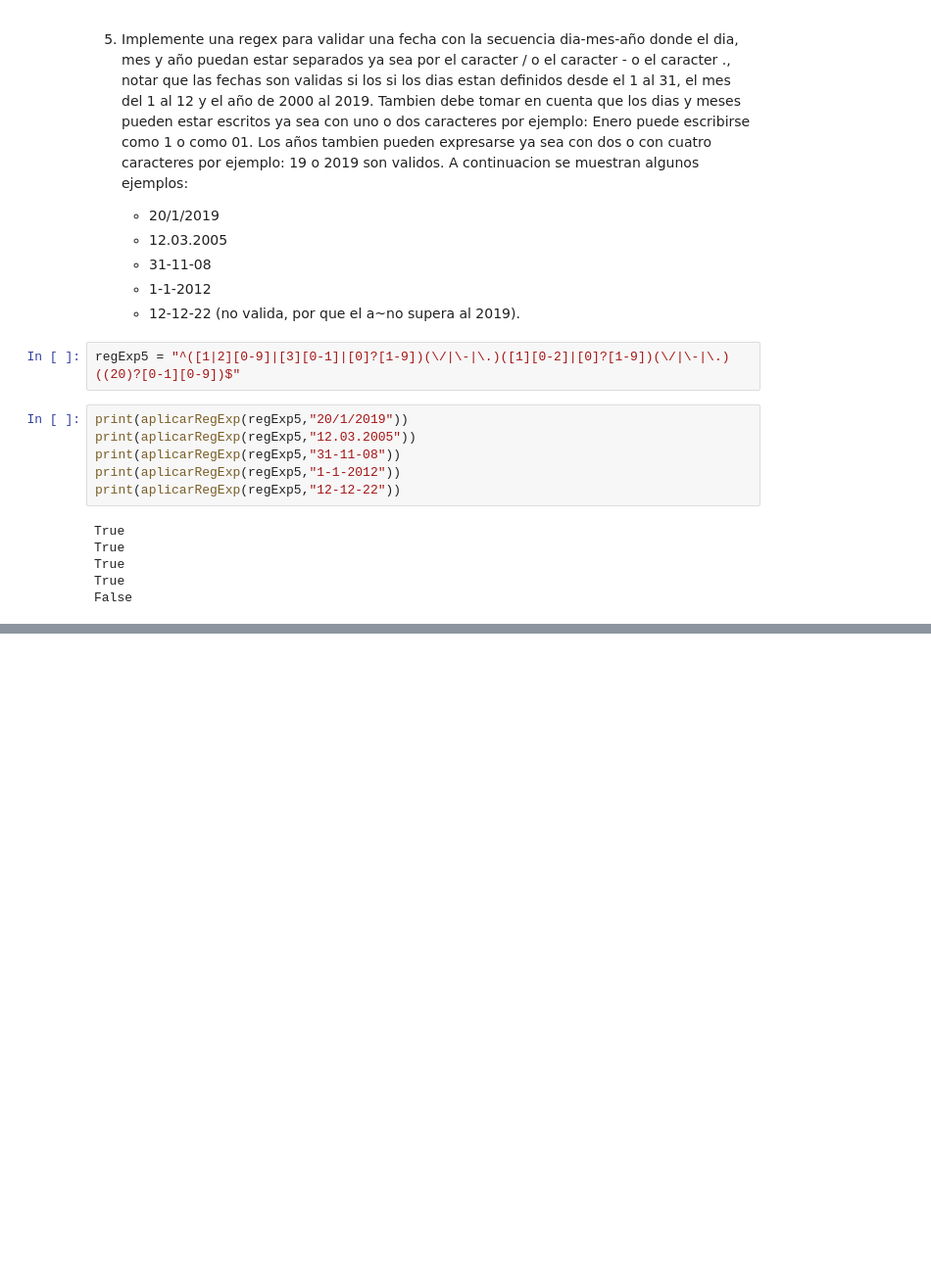
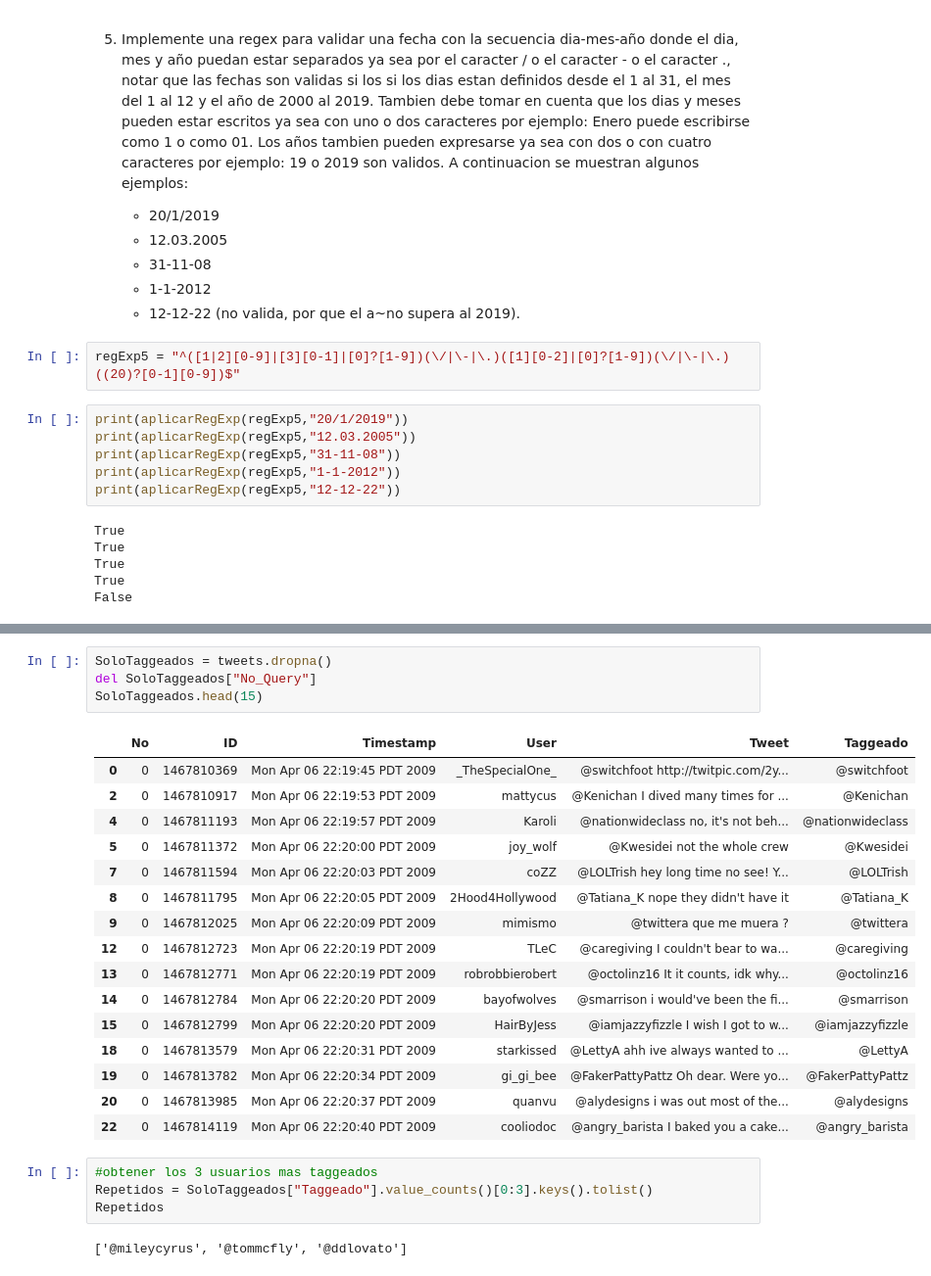
Before and after one commit to rub3ng0nzalez/MSDegree, a Jupyter notebook: TextMiningandImageRecognition/HT3/HT3RDG.ipynb, the cells around one changed output, grey strips where cells are left out. Shown: that part at 98% size. Saved outputs shown, nothing was run; the diff lists cells and outputs as text; blank space fills up the shorter version.

```diff
--- a/TextMiningandImageRecognition/HT3/HT3RDG.ipynb
+++ b/TextMiningandImageRecognition/HT3/HT3RDG.ipynb
@@ -104,0 +232,27 @@ False
+# %%
+SoloTaggeados = tweets.dropna()
+del SoloTaggeados["No_Query"]
+SoloTaggeados.head(15)
+# %% [output]
+|  | No | ID | Timestamp | User | Tweet | Taggeado |
+| 0 | 0 | 1467810369 | Mon Apr 06 22:19:45 PDT 2009 | _TheSpecialOne_ | @switchfoot http://twitpic.com/2y... | @switchfoot |
+| 2 | 0 | 1467810917 | Mon Apr 06 22:19:53 PDT 2009 | mattycus | @Kenichan I dived many times for ... | @Kenichan |
+| 4 | 0 | 1467811193 | Mon Apr 06 22:19:57 PDT 2009 | Karoli | @nationwideclass no, it's not beh... | @nationwideclass |
+| 5 | 0 | 1467811372 | Mon Apr 06 22:20:00 PDT 2009 | joy_wolf | @Kwesidei not the whole crew | @Kwesidei |
+| 7 | 0 | 1467811594 | Mon Apr 06 22:20:03 PDT 2009 | coZZ | @LOLTrish hey long time no see! Y... | @LOLTrish |
+| 8 | 0 | 1467811795 | Mon Apr 06 22:20:05 PDT 2009 | 2Hood4Hollywood | @Tatiana_K nope they didn't have it | @Tatiana_K |
+| 9 | 0 | 1467812025 | Mon Apr 06 22:20:09 PDT 2009 | mimismo | @twittera que me muera ? | @twittera |
+| 12 | 0 | 1467812723 | Mon Apr 06 22:20:19 PDT 2009 | TLeC | @caregiving I couldn't bear to wa... | @caregiving |
+| 13 | 0 | 1467812771 | Mon Apr 06 22:20:19 PDT 2009 | robrobbierobert | @octolinz16 It it counts, idk why... | @octolinz16 |
+| 14 | 0 | 1467812784 | Mon Apr 06 22:20:20 PDT 2009 | bayofwolves | @smarrison i would've been the fi... | @smarrison |
+| 15 | 0 | 1467812799 | Mon Apr 06 22:20:20 PDT 2009 | HairByJess | @iamjazzyfizzle I wish I got to w... | @iamjazzyfizzle |
+| 18 | 0 | 1467813579 | Mon Apr 06 22:20:31 PDT 2009 | starkissed | @LettyA ahh ive always wanted to ... | @LettyA |
+| 19 | 0 | 1467813782 | Mon Apr 06 22:20:34 PDT 2009 | gi_gi_bee | @FakerPattyPattz Oh dear. Were yo... | @FakerPattyPattz |
+| 20 | 0 | 1467813985 | Mon Apr 06 22:20:37 PDT 2009 | quanvu | @alydesigns i was out most of the... | @alydesigns |
+| 22 | 0 | 1467814119 | Mon Apr 06 22:20:40 PDT 2009 | cooliodoc | @angry_barista I baked you a cake... | @angry_barista |
+# %%
+#obtener los 3 usuarios mas taggeados
+Repetidos = SoloTaggeados["Taggeado"].value_counts()[0:3].keys().tolist()
+Repetidos
+# %% [output]
+['@mileycyrus', '@tommcfly', '@ddlovato']
```
Also changed, not shown: parts of 13 cells of this notebook.
